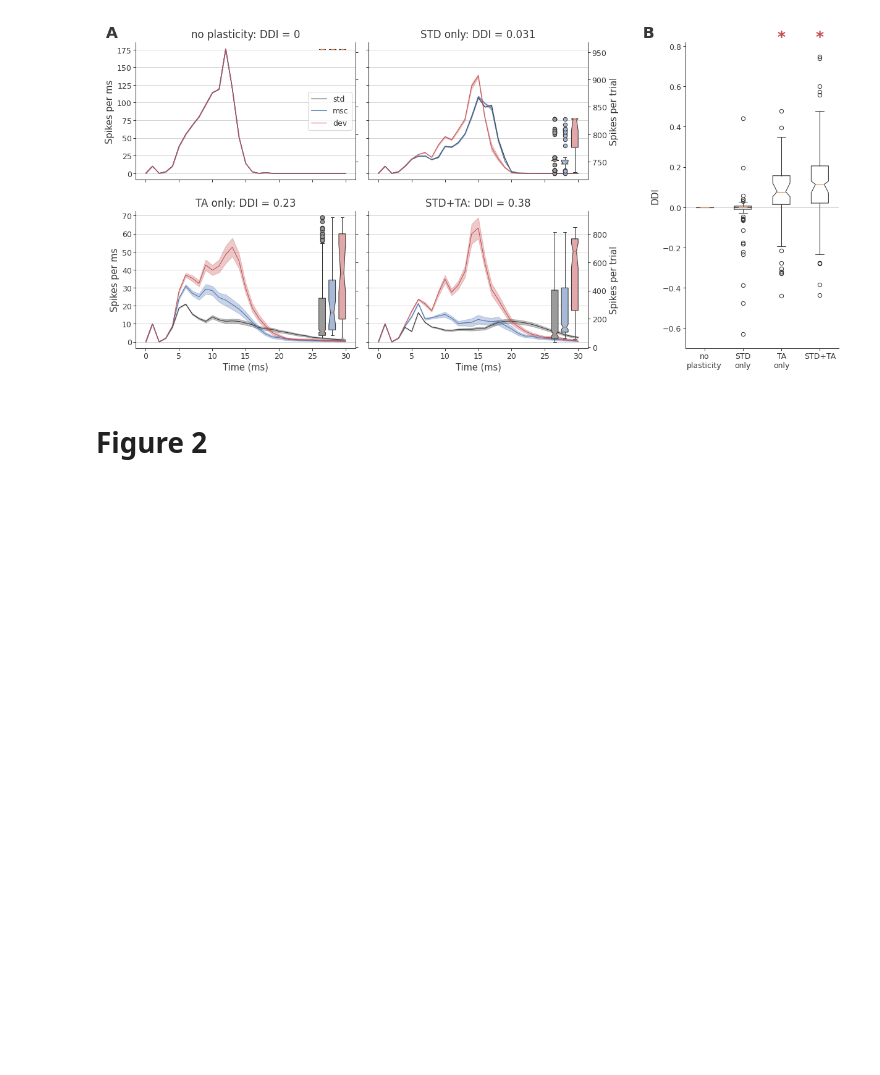
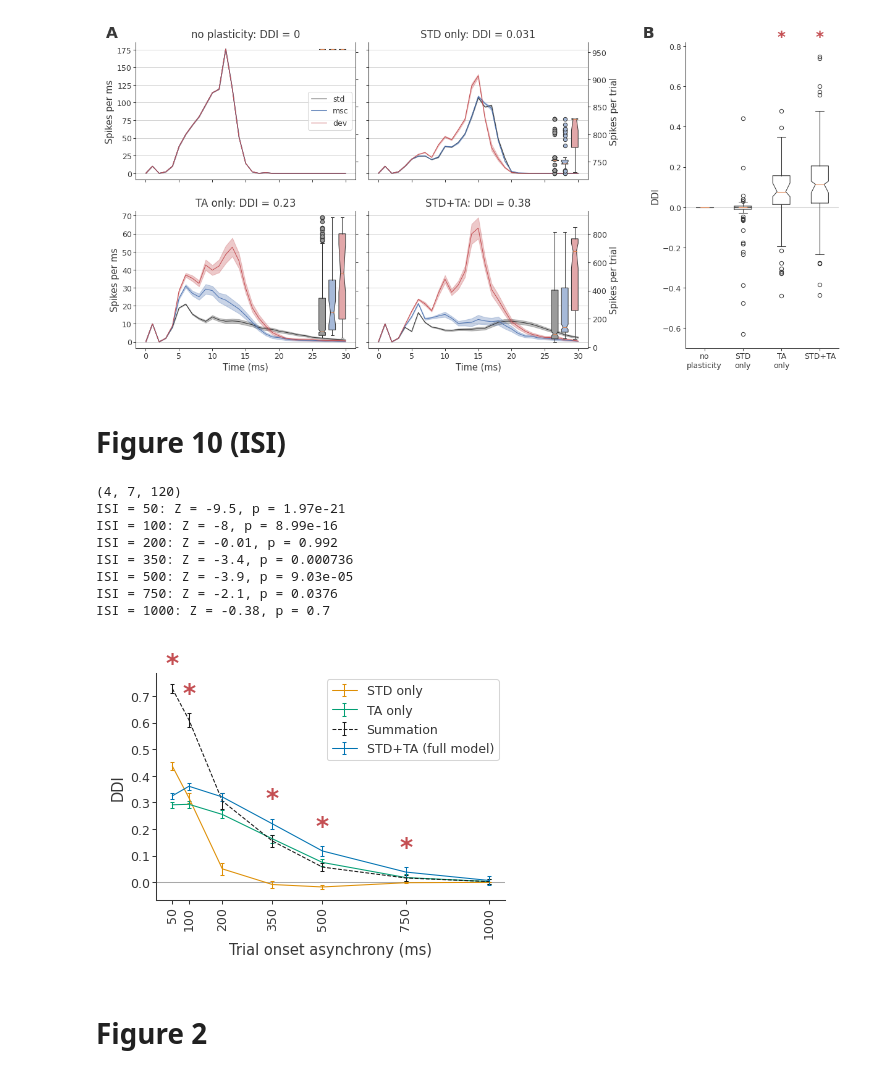
Before and after one commit to kernfel/plasticity-synergy-deviance-detection, a Jupyter notebook: Fig-DD-ablation.ipynb, the cells around one changed output. Drawn from its saved outputs; the diff is of its cells as text; code cells hidden in the pictures; blank space fills up the shorter version.

Commit message:
Moved ISI panel to separate figure

```diff
--- a/Fig-DD-ablation.ipynb
+++ b/Fig-DD-ablation.ipynb
@@ -239,6 +234,22 @@ STD+TA > TA only: T = 4.87e+03, p = 0.000604
 STD+TA > STD only: T = 6.1e+03, p = 4.95e-11
 STD+TA > summation: T = 5.12e+03, p = 4.52e-05
 [figure]
+# %% [markdown]
+# Figure 10 (ISI)
+# %%
+fig, ax = plt.subplots(figsize=(3,2), dpi=150)
+panel_isi(ax)
+plt.savefig('paper-1/fig-isi.pdf')
+# %% [output]
+(4, 7, 120)
+ISI = 50: Z = -9.5, p = 1.97e-21
+ISI = 100: Z = -8, p = 8.99e-16
+ISI = 200: Z = -0.01, p = 0.992
+ISI = 350: Z = -3.4, p = 0.000736
+ISI = 500: Z = -3.9, p = 9.03e-05
+ISI = 750: Z = -2.1, p = 0.0376
+ISI = 1000: Z = -0.38, p = 0.7
+[figure, added]
 # %% [markdown]
 # Figure 2
 # %%
```
Also changed, not shown: parts of 2 cells of this notebook.
